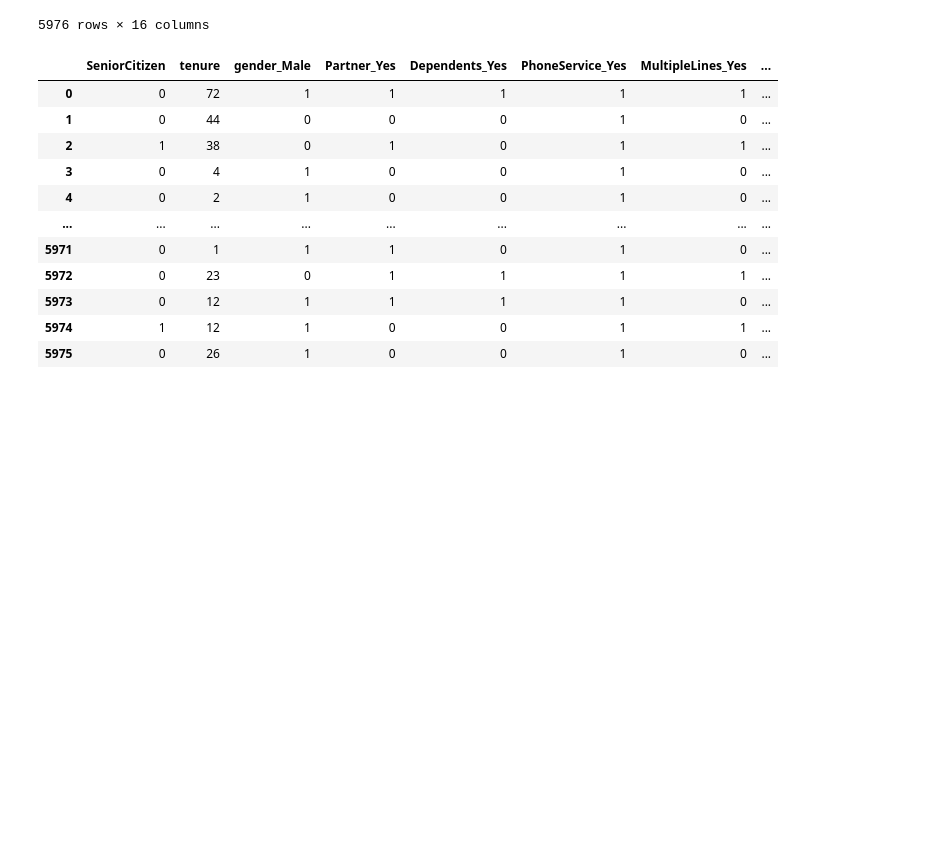
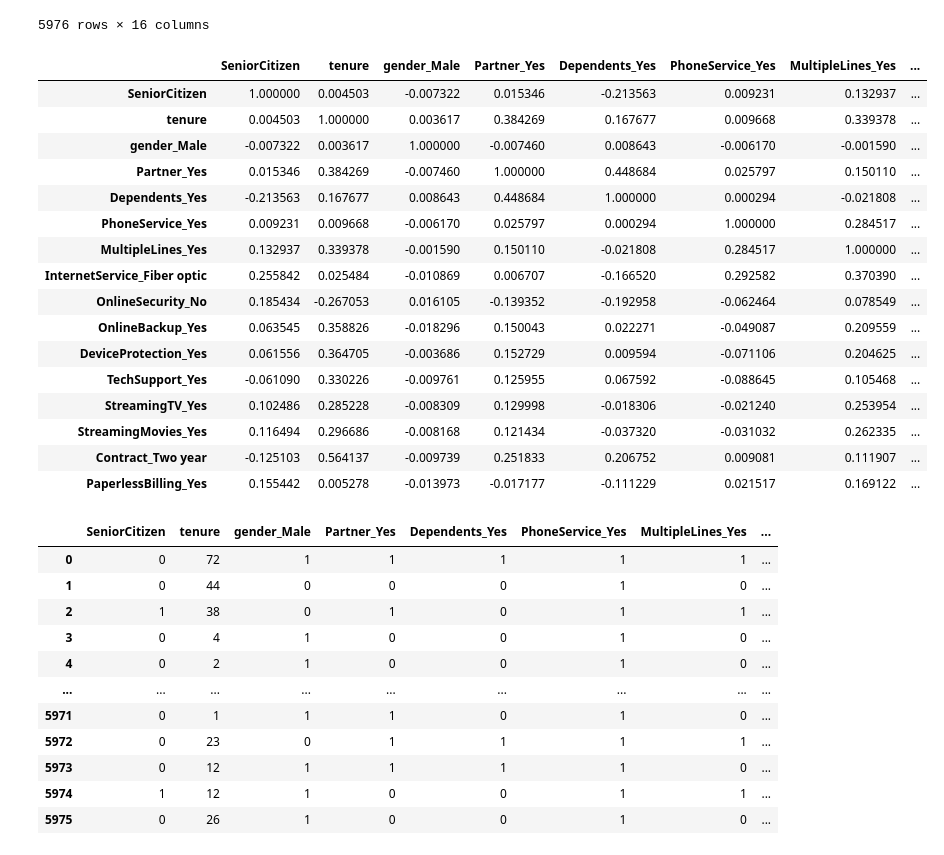
Before and after one commit to Starcode897/final-project-MOVIES, a Jupyter notebook: get_dummies_test_v3.ipynb, the cells around one changed output. Cells and saved outputs as stored; diff of their text form; code cells hidden in the pictures; blank space fills up the shorter version.

```diff
--- a/get_dummies_test_v3.ipynb
+++ b/get_dummies_test_v3.ipynb
@@ -85,6 +85,27 @@ df_test
 | 5974 | 1 | 12 | 1 | 0 | 0 | 1 | 1 | ... |
 | 5975 | 0 | 26 | 1 | 0 | 0 | 1 | 0 | ... |
 5976 rows × 16 columns
+# %%
+corrMatrix = df_test.corr()
+corrMatrix
+# %% [output]
+|  | SeniorCitizen | tenure | gender_Male | Partner_Yes | Dependents_Yes | PhoneService_Yes | MultipleLines_Yes | ... |
+| SeniorCitizen | 1.000000 | 0.004503 | -0.007322 | 0.015346 | -0.213563 | 0.009231 | 0.132937 | ... |
+| tenure | 0.004503 | 1.000000 | 0.003617 | 0.384269 | 0.167677 | 0.009668 | 0.339378 | ... |
+| gender_Male | -0.007322 | 0.003617 | 1.000000 | -0.007460 | 0.008643 | -0.006170 | -0.001590 | ... |
+| Partner_Yes | 0.015346 | 0.384269 | -0.007460 | 1.000000 | 0.448684 | 0.025797 | 0.150110 | ... |
+| Dependents_Yes | -0.213563 | 0.167677 | 0.008643 | 0.448684 | 1.000000 | 0.000294 | -0.021808 | ... |
+| PhoneService_Yes | 0.009231 | 0.009668 | -0.006170 | 0.025797 | 0.000294 | 1.000000 | 0.284517 | ... |
+| MultipleLines_Yes | 0.132937 | 0.339378 | -0.001590 | 0.150110 | -0.021808 | 0.284517 | 1.000000 | ... |
+| InternetService_Fiber optic | 0.255842 | 0.025484 | -0.010869 | 0.006707 | -0.166520 | 0.292582 | 0.370390 | ... |
+| OnlineSecurity_No | 0.185434 | -0.267053 | 0.016105 | -0.139352 | -0.192958 | -0.062464 | 0.078549 | ... |
+| OnlineBackup_Yes | 0.063545 | 0.358826 | -0.018296 | 0.150043 | 0.022271 | -0.049087 | 0.209559 | ... |
+| DeviceProtection_Yes | 0.061556 | 0.364705 | -0.003686 | 0.152729 | 0.009594 | -0.071106 | 0.204625 | ... |
+| TechSupport_Yes | -0.061090 | 0.330226 | -0.009761 | 0.125955 | 0.067592 | -0.088645 | 0.105468 | ... |
+| StreamingTV_Yes | 0.102486 | 0.285228 | -0.008309 | 0.129998 | -0.018306 | -0.021240 | 0.253954 | ... |
+| StreamingMovies_Yes | 0.116494 | 0.296686 | -0.008168 | 0.121434 | -0.037320 | -0.031032 | 0.262335 | ... |
+| Contract_Two year | -0.125103 | 0.564137 | -0.009739 | 0.251833 | 0.206752 | 0.009081 | 0.111907 | ... |
+| PaperlessBilling_Yes | 0.155442 | 0.005278 | -0.013973 | -0.017177 | -0.111229 | 0.021517 | 0.169122 | ... |
 # %%
 #Drop dependent columns
 # df.drop(['MonthlyCharges', 'tenure', 'gender_Female', 'Partner_No', 'Dependents_No', 'PhoneService_No',
```
Also changed, not shown: parts of 7 cells of this notebook.
